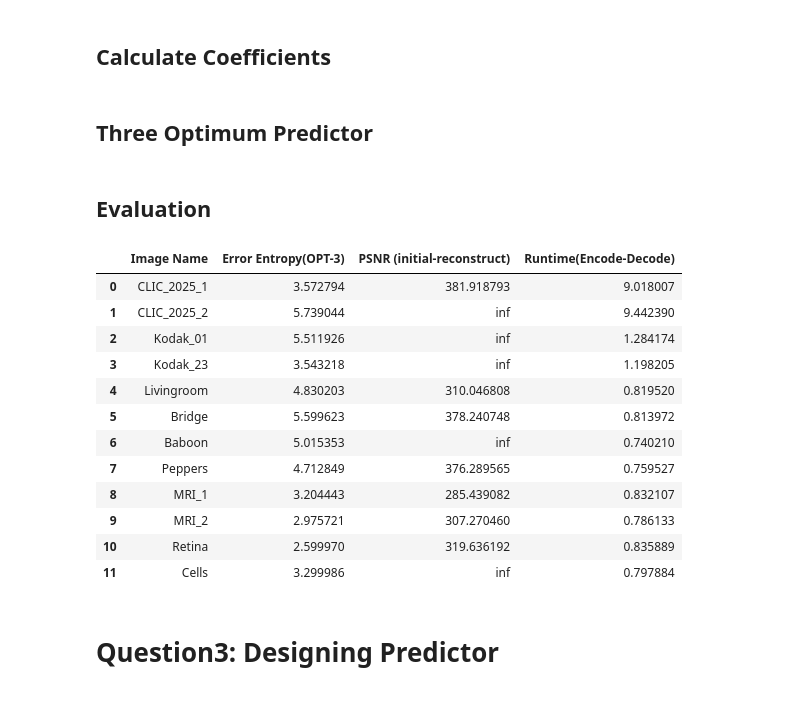
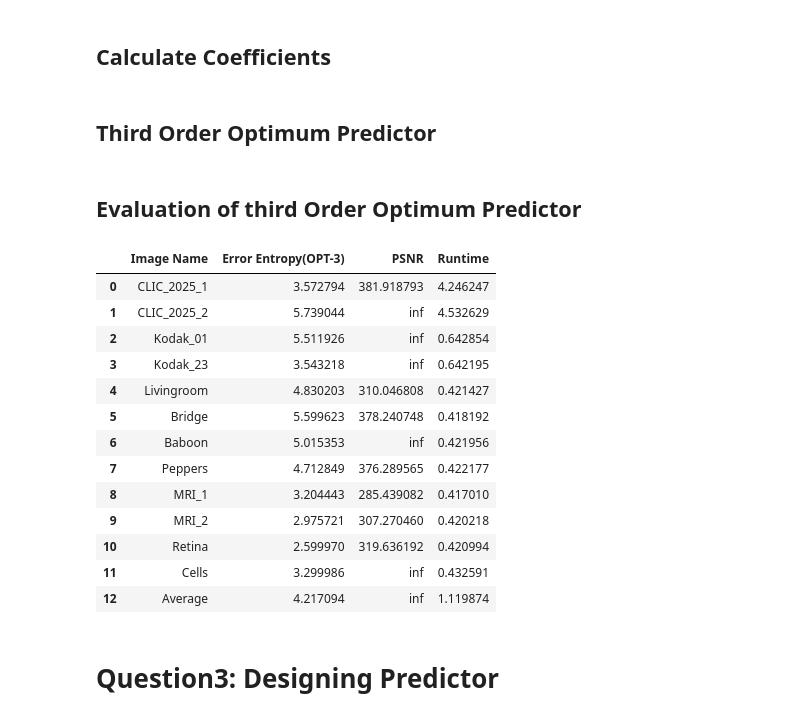
Before and after one commit to pouriaSameti/Advanced-Multimedia-Systems, a Jupyter notebook: Exercise 2/code.ipynb, the cells around one changed output. Drawn from its saved outputs; the diff is of its cells as text; code cells hidden in the pictures.

Commit message:
Exercise 2: change in third order optimum predictor.

```diff
--- a/Exercise 2/code.ipynb
+++ b/Exercise 2/code.ipynb
@@ -121,9 +121,15 @@ for image_name in test_path:
     runtime = end_time - start_time
 
     evaluation_table_med.append({'Image Name': name,'Image Entropy': my_entropy(image),
-                                 'Error Entropy(MED)': my_entropy(med_error), 'PSNR (initial-reconstruct)': peak_signal_noise_ratio(image, med_reconstruct),
+                                 'Error Entropy(MED)': my_entropy(med_error), 'PSNR': peak_signal_noise_ratio(image, med_reconstruct),
                                  'Runtime': runtime})
 
 evaluation_table_med = pd.DataFrame(evaluation_table_med)
+
+# Average Row
+error_entropy_mean_med = evaluation_table_med['Error Entropy(MED)'].mean()
+runtime_mean_med = evaluation_table_med['Runtime'].mean()
+evaluation_table_med.loc[len(evaluation_table_med)] = {"Image Name": "Average", 'Error Entropy(MED)': error_entropy_mean_med,
+                                                       "PSNR": np.inf, "Runtime": runtime_mean_med}
 evaluation_table_med
 # %% [output]
@@ -178,9 +185,9 @@ def compute_third_order_coef(img):
     alpha, beta = sol[0], sol[1]
     return alpha, beta
 # %% [markdown]
-## Three Optimum Predictor
+## Third Order Optimum Predictor
 # %%
-def three_optimum_predictor(input_image):
+def third_optimum_predictor(input_image):
     input_image = input_image.astype(dtype=np.float64)
     H, W = input_image.shape
 
@@ -203,7 +210,7 @@ def three_optimum_predictor(input_image):
     return error_image, alpha, beta
 
 
-def three_optimum_reconstructor(error_image, alpha, beta):
+def third_optimum_reconstructor(error_image, alpha, beta):
     error_image = error_image.astype(np.float64)
     H, W = error_image.shape
     gamma = 1.0 - (alpha + beta)
@@ -223,40 +230,50 @@ def three_optimum_reconstructor(error_image, alpha, beta):
             reconstructed_image[i - 1, j - 1] = prediction[i, j]
 
     return reconstructed_image
-# %% [markdown]
-## Evaluation
+# %% [markdown]
+## Evaluation of third Order Optimum Predictor
 # %%
-evaluation_table_three_order = []
+evaluation_table_opt3 = []
+
 for image_name in test_path:
     name = image_name.split('/')[1].split('.')[0]
     image = cv2.imread(image_name, cv2.IMREAD_UNCHANGED)
 
     start_time = time.time()
-    three_opt_error, alpha, beta = three_optimum_predictor(image)
-    three_opt_reconstruct = three_optimum_reconstructor(three_opt_error, alpha, beta)
+    three_opt_error, alpha, beta = third_optimum_predictor(image)
+    three_opt_reconstruct = third_optimum_reconstructor(three_opt_error, alpha, beta)
     end_time = time.time()
     runtime = end_time - start_time
 
-    evaluation_table_three_order.append({'Image Name': name, 'Error Entropy(OPT-3)': my_entropy(three_opt_error),
-                                         'PSNR (initial-reconstruct)': peak_signal_noise_ratio(image, three_opt_reconstruct),
-                                         'Runtime(Encode-Decode)': runtime})
+    evaluation_table_opt3.append({'Image Name': name, 'Error Entropy(OPT-3)': my_entropy(three_opt_error),
+                                  'PSNR': peak_signal_noise_ratio(image, three_opt_reconstruct),
+                                  'Runtime': runtime})
 
-evaluation_table_three_order = pd.DataFrame(evaluation_table_three_order)
-evaluation_table_three_order
+evaluation_table_opt3 = pd.DataFrame(evaluation_table_opt3)
+
+# Average Row
+error_entropy_mean_opt3 = evaluation_table_opt3['Error Entropy(OPT-3)'].mean()
+runtime_mean_opt3 = evaluation_table_opt3['Runtime'].mean()
+evaluation_table_opt3.loc[len(evaluation_table_opt3)] = {"Image Name": "Average", 'Error Entropy(OPT-3)': error_entropy_mean_opt3,
+                                                         "PSNR": np.inf,
+                                                         "Runtime": runtime_mean_opt3}
+
+evaluation_table_opt3
 # %% [output]
-|  | Image Name | Error Entropy(OPT-3) | PSNR (initial-reconstruct) | Runtime(Encode-Decode) |
-| 0 | CLIC_2025_1 | 3.572794 | 381.918793 | 9.018007 |
-| 1 | CLIC_2025_2 | 5.739044 | inf | 9.442390 |
-| 2 | Kodak_01 | 5.511926 | inf | 1.284174 |
-| 3 | Kodak_23 | 3.543218 | inf | 1.198205 |
-| 4 | Livingroom | 4.830203 | 310.046808 | 0.819520 |
-| 5 | Bridge | 5.599623 | 378.240748 | 0.813972 |
-| 6 | Baboon | 5.015353 | inf | 0.740210 |
-| 7 | Peppers | 4.712849 | 376.289565 | 0.759527 |
-| 8 | MRI_1 | 3.204443 | 285.439082 | 0.832107 |
-| 9 | MRI_2 | 2.975721 | 307.270460 | 0.786133 |
-| 10 | Retina | 2.599970 | 319.636192 | 0.835889 |
-| 11 | Cells | 3.299986 | inf | 0.797884 |
+|  | Image Name | Error Entropy(OPT-3) | PSNR | Runtime |
+| 0 | CLIC_2025_1 | 3.572794 | 381.918793 | 4.246247 |
+| 1 | CLIC_2025_2 | 5.739044 | inf | 4.532629 |
+| 2 | Kodak_01 | 5.511926 | inf | 0.642854 |
+| 3 | Kodak_23 | 3.543218 | inf | 0.642195 |
+| 4 | Livingroom | 4.830203 | 310.046808 | 0.421427 |
+| 5 | Bridge | 5.599623 | 378.240748 | 0.418192 |
+| 6 | Baboon | 5.015353 | inf | 0.421956 |
+| 7 | Peppers | 4.712849 | 376.289565 | 0.422177 |
+| 8 | MRI_1 | 3.204443 | 285.439082 | 0.417010 |
+| 9 | MRI_2 | 2.975721 | 307.270460 | 0.420218 |
+| 10 | Retina | 2.599970 | 319.636192 | 0.420994 |
+| 11 | Cells | 3.299986 | inf | 0.432591 |
+| 12 | Average | 4.217094 | inf | 1.119874 |
 # %% [markdown]
 # Question3: Designing Predictor
 # %% [markdown]
```
Also changed, not shown: parts of 4 cells of this notebook.
